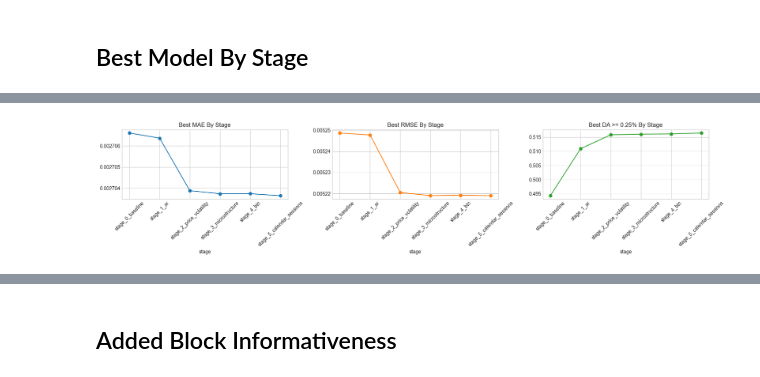
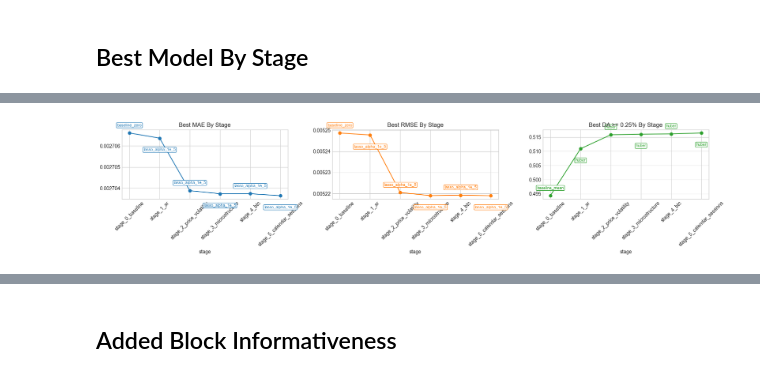
Before and after one commit to username-b/binance-dowloader-3.0, a Jupyter notebook: analysis/target_10_model_experiments/target_10_model_results_overview copy.ipynb, the cells around one changed output, grey strips where cells are left out. Cells and saved outputs as stored; diff of their text form; code cells hidden in the pictures.

```diff
--- a/analysis/target_10_model_experiments/target_10_model_results_overview copy.ipynb
+++ b/analysis/target_10_model_experiments/target_10_model_results_overview copy.ipynb
@@ -171,18 +685,47 @@ best_da_by_stage[display_cols]
 # %%
+def format_model_label(row):
+    model_family = row.get("model_family", "")
+    stage = row.get("stage", "")
+    model_id = row.get("model_id", "")
+    if model_family:
+        return model_family
+    return model_id.removeprefix(f"{stage}_")
+
+
+def annotate_stage_models(ax, data, metric, color="black"):
+    for x_pos, (_, row) in enumerate(data.iterrows()):
+        y_offset = 12 if x_pos % 2 == 0 else -20
+        va = "bottom" if y_offset > 0 else "top"
+        ax.annotate(
+            format_model_label(row),
+            xy=(x_pos, row[metric]),
+            xytext=(0, y_offset),
+            textcoords="offset points",
+            ha="center",
+            va=va,
+            fontsize=8,
+            color=color,
+            bbox=dict(boxstyle="round,pad=0.2", fc="white", ec=color, alpha=0.9),
+        )
+
+
 fig, axes = plt.subplots(1, 3, figsize=(18, 4))
 
 best_mae_by_stage.plot(x="stage", y="MAE", marker="o", ax=axes[0], legend=False)
+annotate_stage_models(axes[0], best_mae_by_stage, "MAE", color="tab:blue")
 axes[0].set_title("Best MAE By Stage")
 axes[0].tick_params(axis="x", rotation=45)
 
 best_mae_by_stage.plot(x="stage", y="RMSE", marker="o", ax=axes[1], legend=False, color="tab:orange")
+annotate_stage_models(axes[1], best_mae_by_stage, "RMSE", color="tab:orange")
 axes[1].set_title("Best RMSE By Stage")
 axes[1].tick_params(axis="x", rotation=45)
 
 best_da_by_stage.plot(x="stage", y="Direction_Accuracy_025", marker="o", ax=axes[2], legend=False, color="tab:green")
+annotate_stage_models(axes[2], best_da_by_stage, "Direction_Accuracy_025", color="tab:green")
 axes[2].set_title("Best DA >= 0.25% By Stage")
 axes[2].tick_params(axis="x", rotation=45)
 
 plt.tight_layout()
 # %% [output]
-[figure, old version]
+[figure, new version]
```
Also changed, not shown: parts of 9 cells of this notebook, 10 other files.
